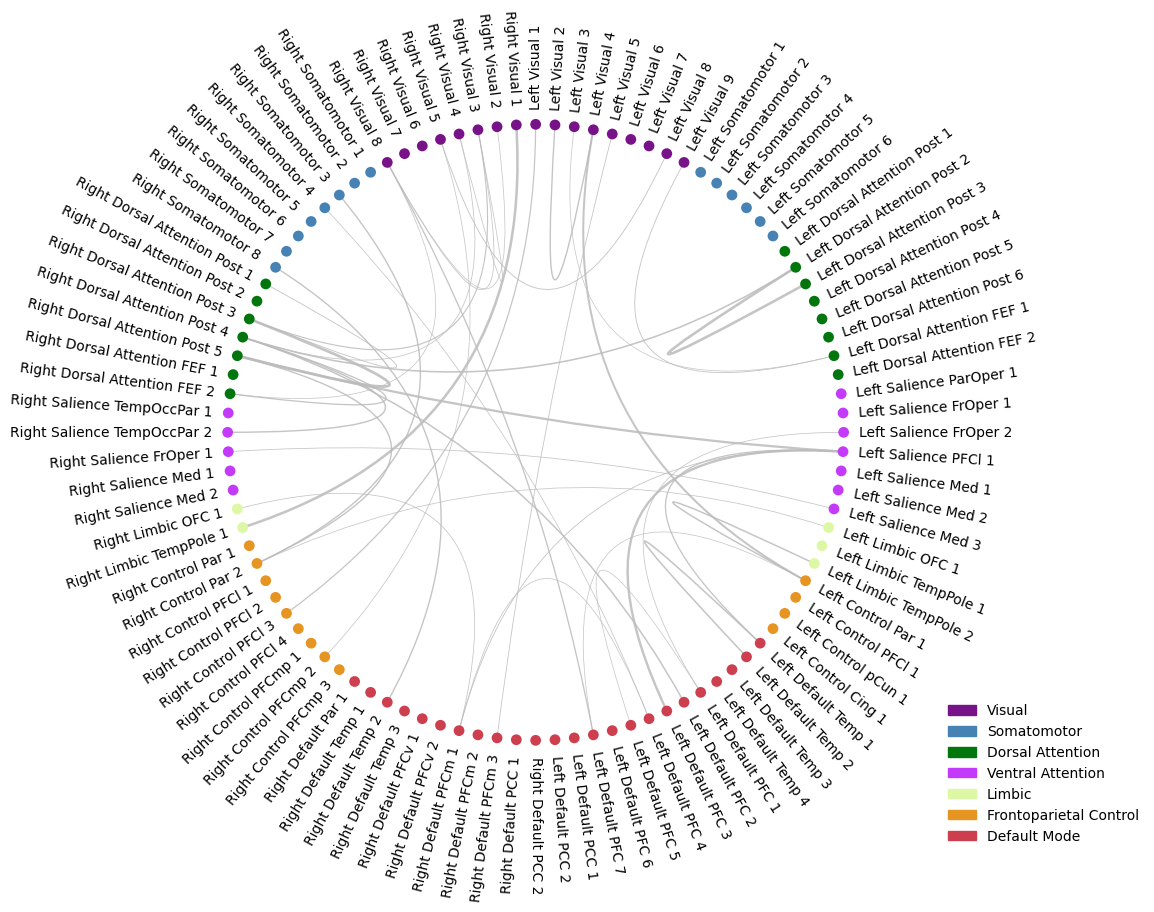
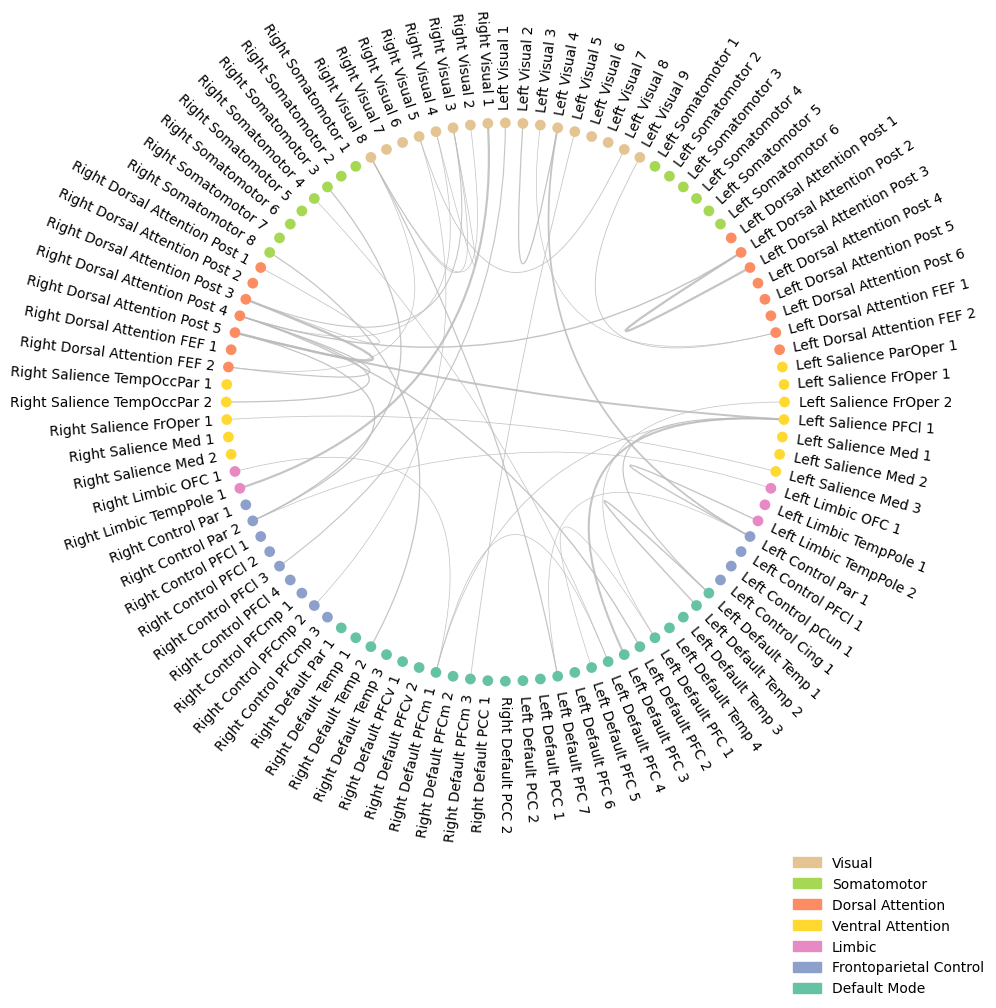
The change to this notebook cell's code, shown as a diff; its figure went from the first image to the second:
--- before
+++ after
@@ -1,3 +1,2 @@
-g3.plot(label=True, sec_label='Color', edge_color_method="Uniform", edge_color='#BBBBBB')
-_ = g3.show()
+g3.plot(label=True, sec_label='Color', edge_color_method="Uniform")
 g3.savegraph('test_graph.png', dpi=500)

Commit: Changed default colors for sec_labels when there is no color palette